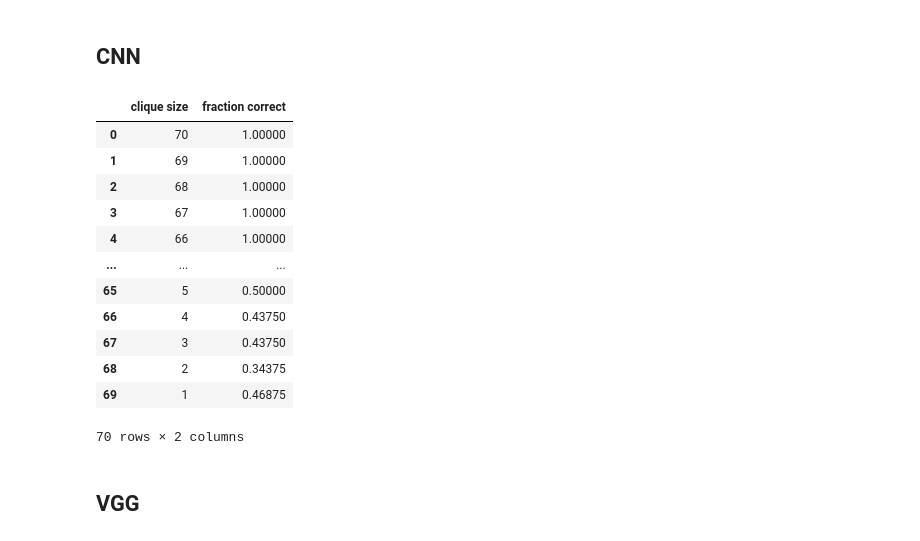
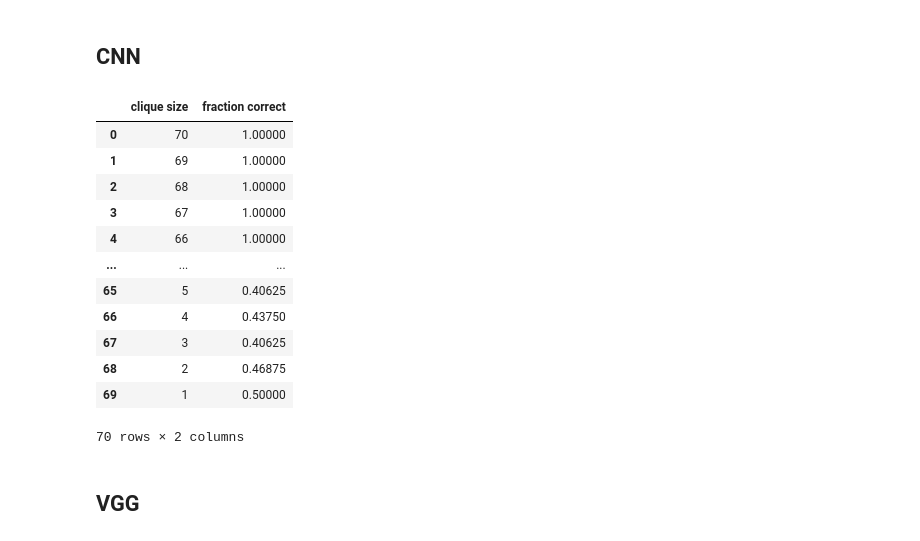
Before and after one commit to danieletirinnanzi/HUPLACLIP-NNs, a Jupyter notebook: scripts/data_fitting.ipynb, the cells around one changed output. Drawn from its saved outputs; the diff is of its cells as text; code cells hidden in the pictures.

```diff
--- a/scripts/data_fitting.ipynb
+++ b/scripts/data_fitting.ipynb
@@ -39,23 +38,22 @@ df_MLP
 ## CNN
 # %%
 # loading results:
-import pandas as pd
-file_path = r"..\results\CNN_experiment_N100_2024-04-24_17-38-45\CNN\CNN_N100_results.csv"
+file_path = r"..\results\data\CNN_exp_N100_2024-05-03_18-08-16\CNN\CNN_N100_results.csv"
 df_CNN = pd.read_csv(file_path)
 df_CNN
 # %% [output]
 |  | clique size | fraction correct |
 | 0 | 70 | 1.00000 |
 | 1 | 69 | 1.00000 |
 | 2 | 68 | 1.00000 |
 | 3 | 67 | 1.00000 |
 | 4 | 66 | 1.00000 |
 | ... | ... | ... |
-| 65 | 5 | 0.50000 |
+| 65 | 5 | 0.40625 |
 | 66 | 4 | 0.43750 |
-| 67 | 3 | 0.43750 |
-| 68 | 2 | 0.34375 |
-| 69 | 1 | 0.46875 |
+| 67 | 3 | 0.40625 |
+| 68 | 2 | 0.46875 |
+| 69 | 1 | 0.50000 |
 70 rows × 2 columns
 # %% [markdown]
 ## VGG
```
Also changed, not shown: parts of 20 cells of this notebook, 44 other files.
